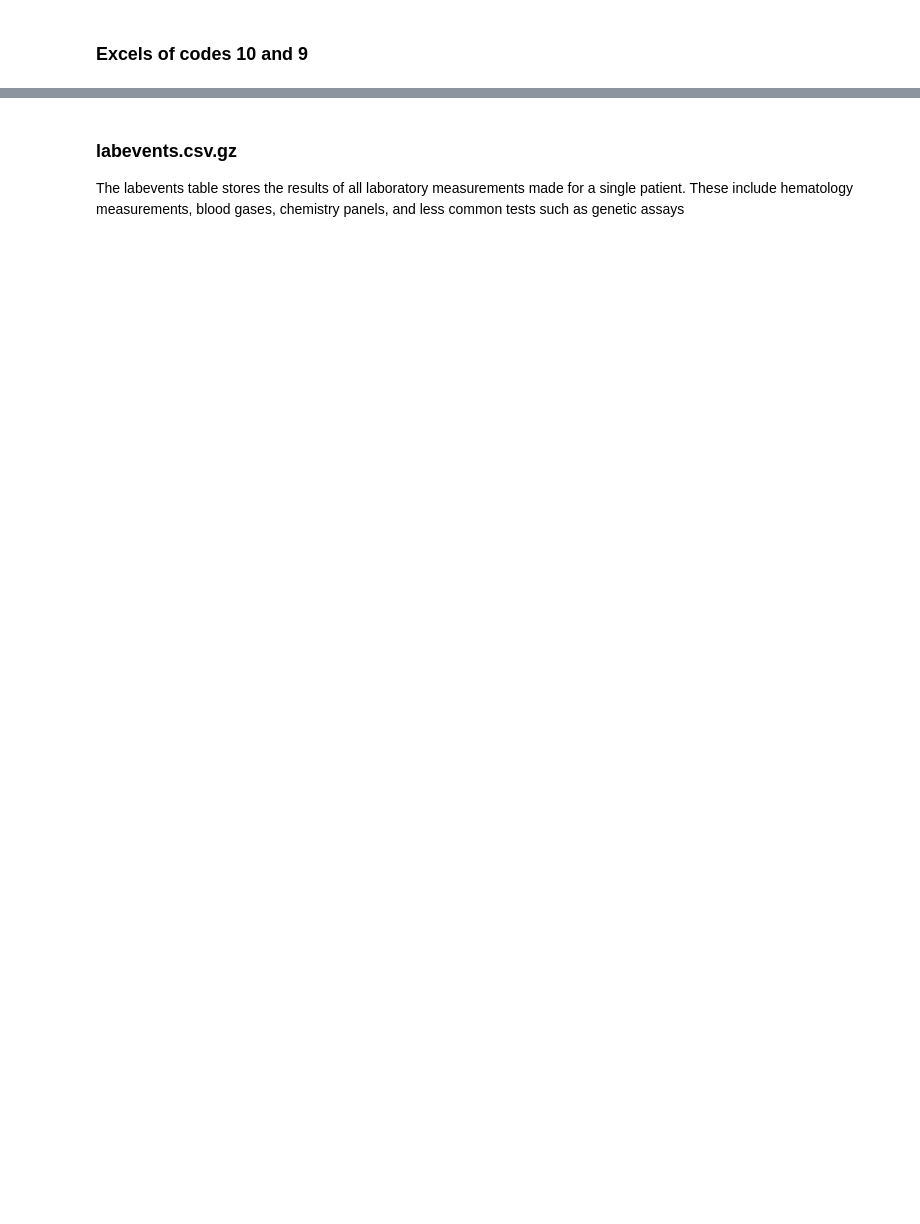
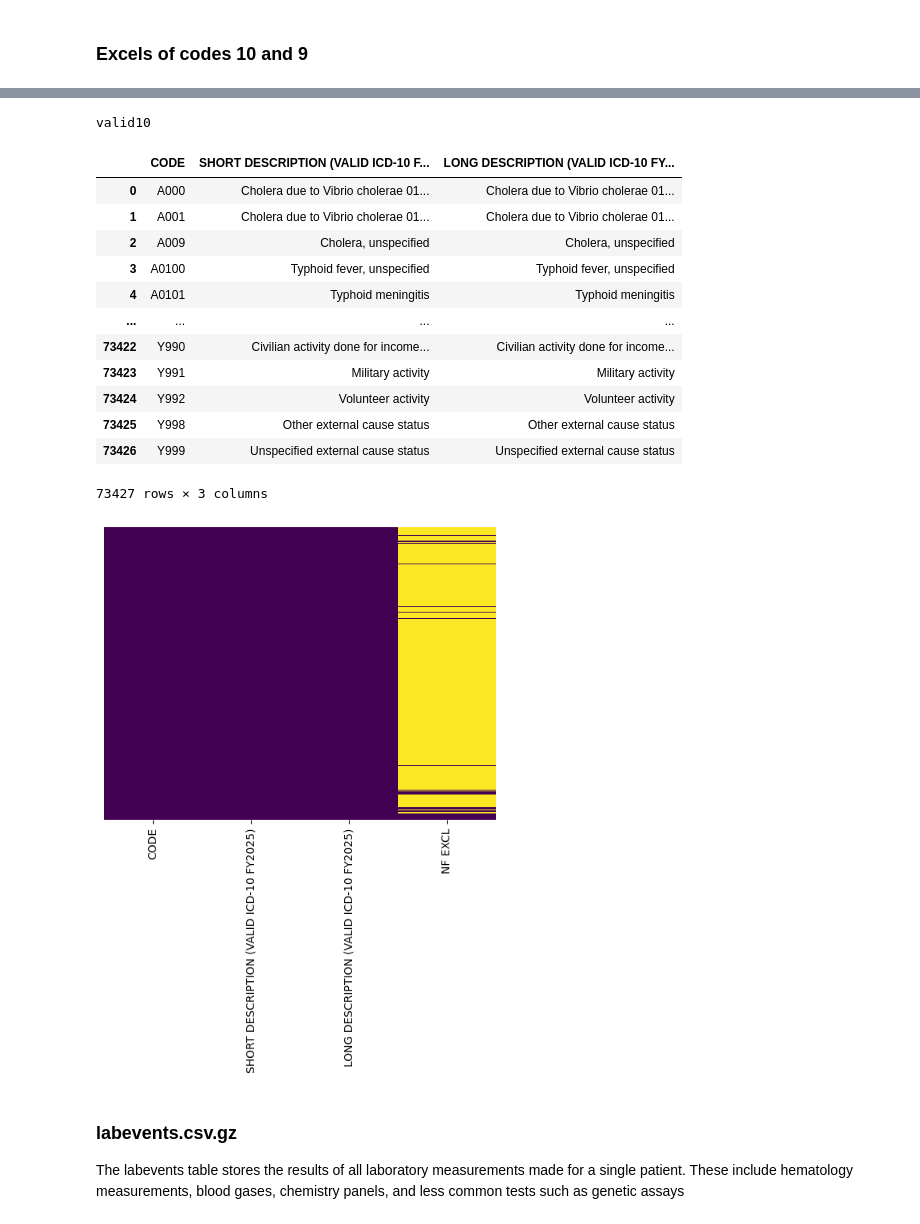
Before and after one commit to CatarinaCosta02/Master_Thesis, a Jupyter notebook: profiling/diagnosis.ipynb, the cells around one changed output, grey strips where cells are left out. Cells and saved outputs as stored; diff of their text form; code cells hidden in the pictures; blank space fills up the shorter version.

```diff
--- a/profiling/diagnosis.ipynb
+++ b/profiling/diagnosis.ipynb
@@ -262,3 +388,29 @@ code_counts.to_csv('code_counts.csv', index=False)
+# %%
+print("valid10")
+sns.heatmap(
+    valid10.isnull(),
+    yticklabels=False,
+    cbar=False,
+    cmap='viridis'
+)
+valid10 = valid10.drop(['NF EXCL'], axis=1)
+display(valid10)
+# %% [output]
+valid10
+|  | CODE | SHORT DESCRIPTION (VALID ICD-10 F... | LONG DESCRIPTION (VALID ICD-10 FY... |
+| 0 | A000 | Cholera due to Vibrio cholerae 01... | Cholera due to Vibrio cholerae 01... |
+| 1 | A001 | Cholera due to Vibrio cholerae 01... | Cholera due to Vibrio cholerae 01... |
+| 2 | A009 | Cholera, unspecified | Cholera, unspecified |
+| 3 | A0100 | Typhoid fever, unspecified | Typhoid fever, unspecified |
+| 4 | A0101 | Typhoid meningitis | Typhoid meningitis |
+| ... | ... | ... | ... |
+| 73422 | Y990 | Civilian activity done for income... | Civilian activity done for income... |
+| 73423 | Y991 | Military activity | Military activity |
+| 73424 | Y992 | Volunteer activity | Volunteer activity |
+| 73425 | Y998 | Other external cause status | Other external cause status |
+| 73426 | Y999 | Unspecified external cause status | Unspecified external cause status |
+73427 rows × 3 columns
+[figure, added]
 # %% [markdown]
 ### labevents.csv.gz
 
```
Also changed, not shown: parts of 9 cells of this notebook, 5 other files.
